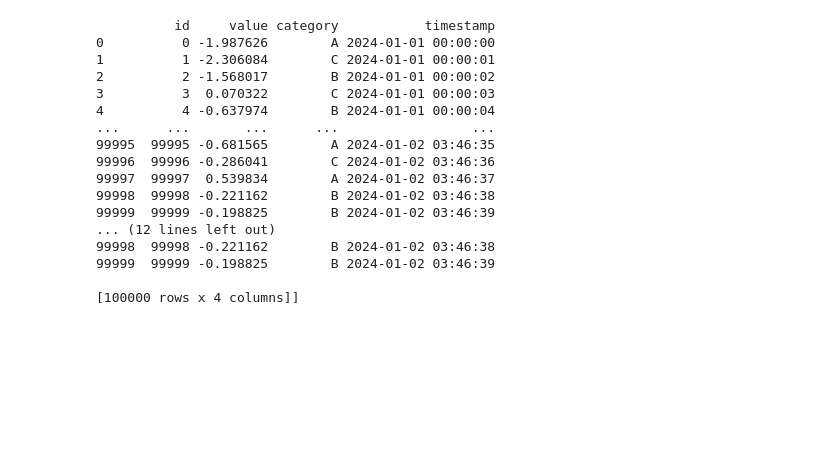
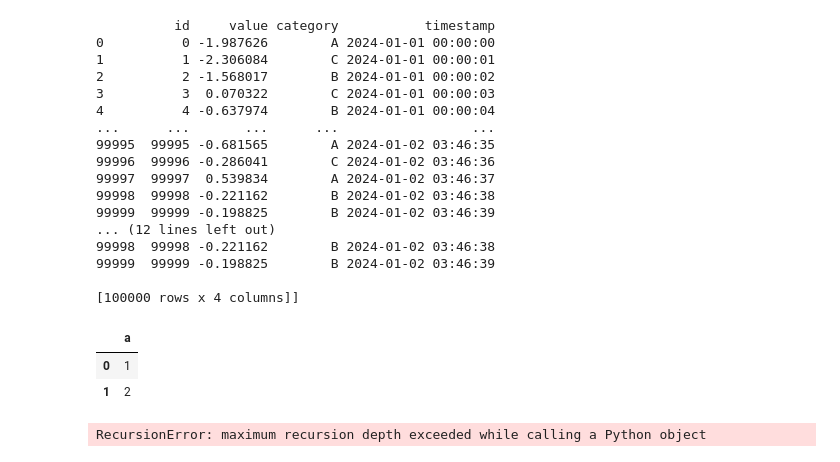
Before and after one commit to dattatele/data-buddy, a Jupyter notebook: inline_ch.ipynb, the cells around one changed output. Saved outputs shown, nothing was run; the diff lists cells and outputs as text; code cells hidden in the pictures; blank space fills up the shorter version.

Commit message:
fix(data-warp): added additional tests and updated README.md

```diff
--- a/inline_ch.ipynb
+++ b/inline_ch.ipynb
@@ -37,0 +40,8 @@ FileConnector(generator_file.to_parquet_file()).fetch_batch()[0].head()["hash_id
+# %%
+connector = FileConnector(file_path=generator_file.to_json_file(), file_type="json", source="local", reader="builtin")
+batches = connector.fetch_batch()
+flatten_batch = batches.flatten_to_list()
+type(flatten_batch)
+len(flatten_batch)
+isinstance(flatten_batch, list)
+#batches.to_dataframe()
@@ -268,3 +280,30 @@ with click.progressbar(
 assert total_rows == 100000
 # %%
 shutil.rmtree(temp_dir)
+# %%
+import tempfile
+import json
+import os
+def json_file_array():
+    # This JSON file is a JSON array.
+    data = [{"a": 1}, {"a": 2}]
+    with tempfile.NamedTemporaryFile(suffix=".json", delete=False, mode="w") as f:
+        json.dump(data, f)
+        connector = FileConnector(file_path=f.name, file_type="json", source="local", reader="builtin")
+        batches = connector.fetch_batch(batch_size=1)
+    #os.unlink(f.name)
+    return batches
+# %%
+
+batches = json_file_array()
+batches.to_dataframe()
+# %% [output]
+|  | a |
+| 0 | 1 |
+| 1 | 2 |
+# %%
+
+connector = FileConnector(file_path=list(json_file_array())[0], file_type="json", source="local", reader="builtin")
+batches = connector.fetch_batch(batch_size=1)
+# %% [output]
+RecursionError: maximum recursion depth exceeded while calling a Python object
```
Also changed, not shown: parts of 4 cells of this notebook, 5 other files.
